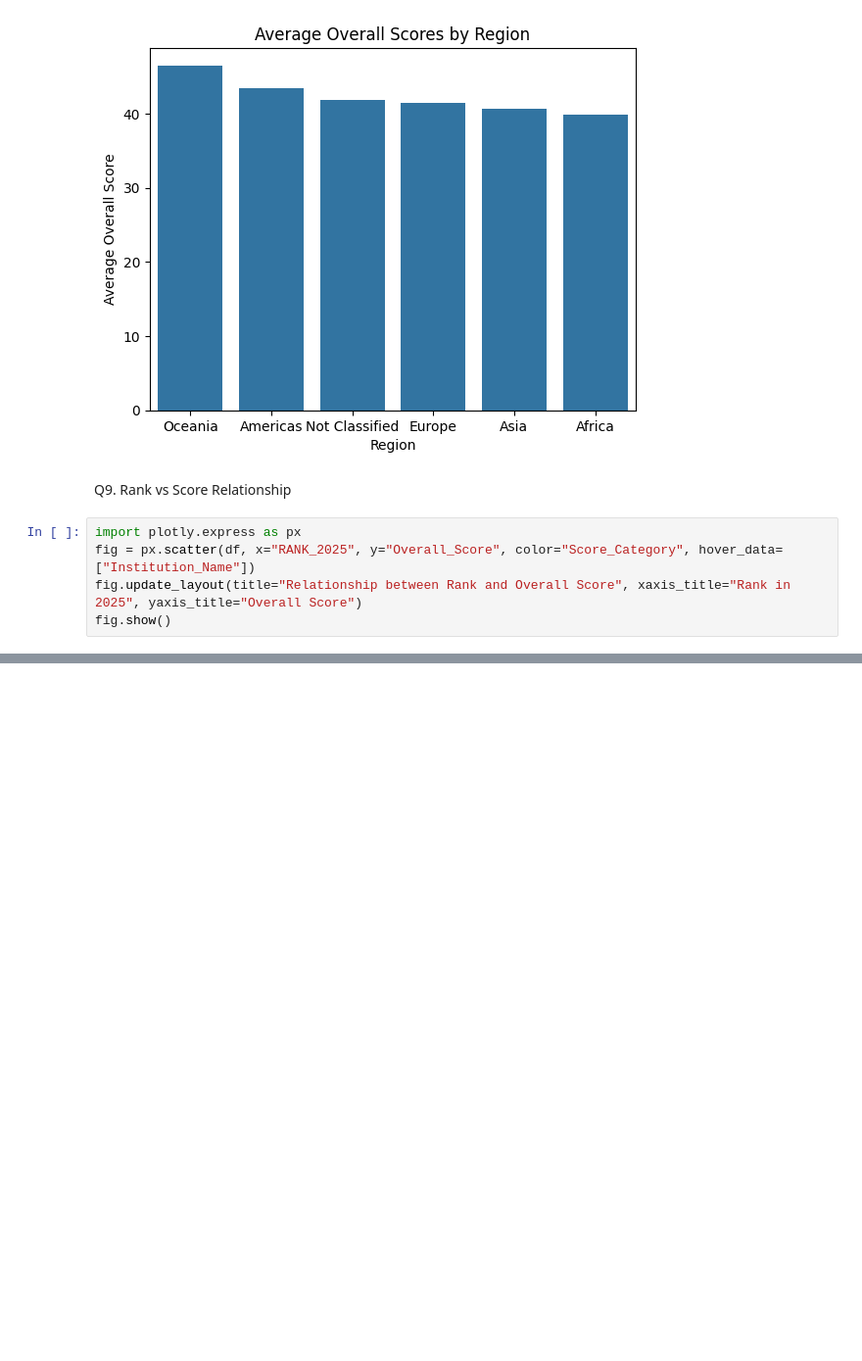
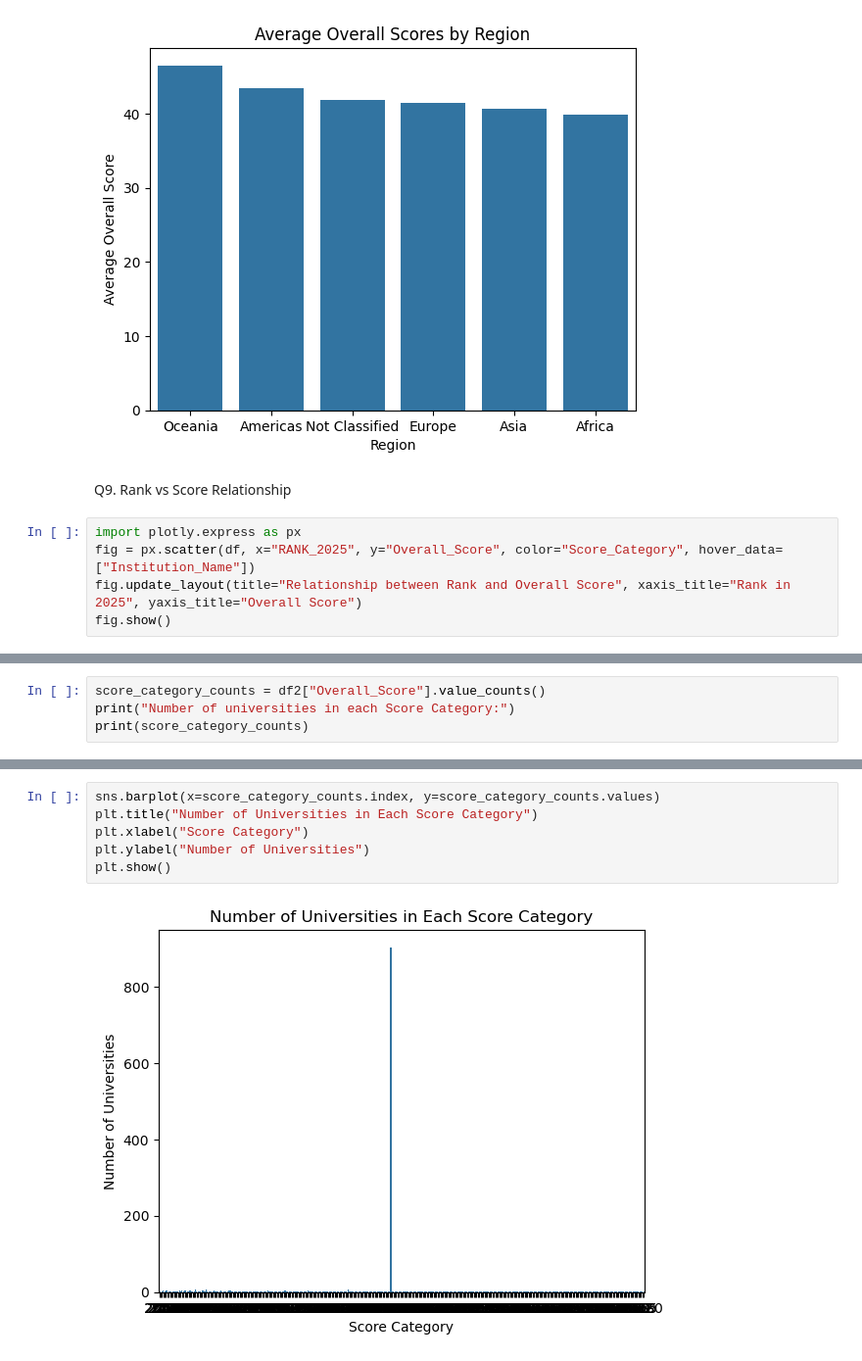
Before and after one commit to Vansh13code/review3_datascience, a Jupyter notebook: qsranking.ipynb, the cells around one changed output, grey strips where cells are left out. Shown at 98% size. Cells and saved outputs as stored; diff of their text form; blank space fills up the shorter version.

```diff
--- a/qsranking.ipynb
+++ b/qsranking.ipynb
@@ -388,0 +462,4 @@ fig.show()
+# %%
+score_category_counts = df2["Overall_Score"].value_counts()
+print("Number of universities in each Score Category:")
+print(score_category_counts)
@@ -388,0 +481,8 @@ fig.show()
+# %%
+sns.barplot(x=score_category_counts.index, y=score_category_counts.values)
+plt.title("Number of Universities in Each Score Category")
+plt.xlabel("Score Category")
+plt.ylabel("Number of Universities")
+plt.show()
+# %% [output]
+[figure, added]
```
Also changed, not shown: parts of 13 cells of this notebook.
